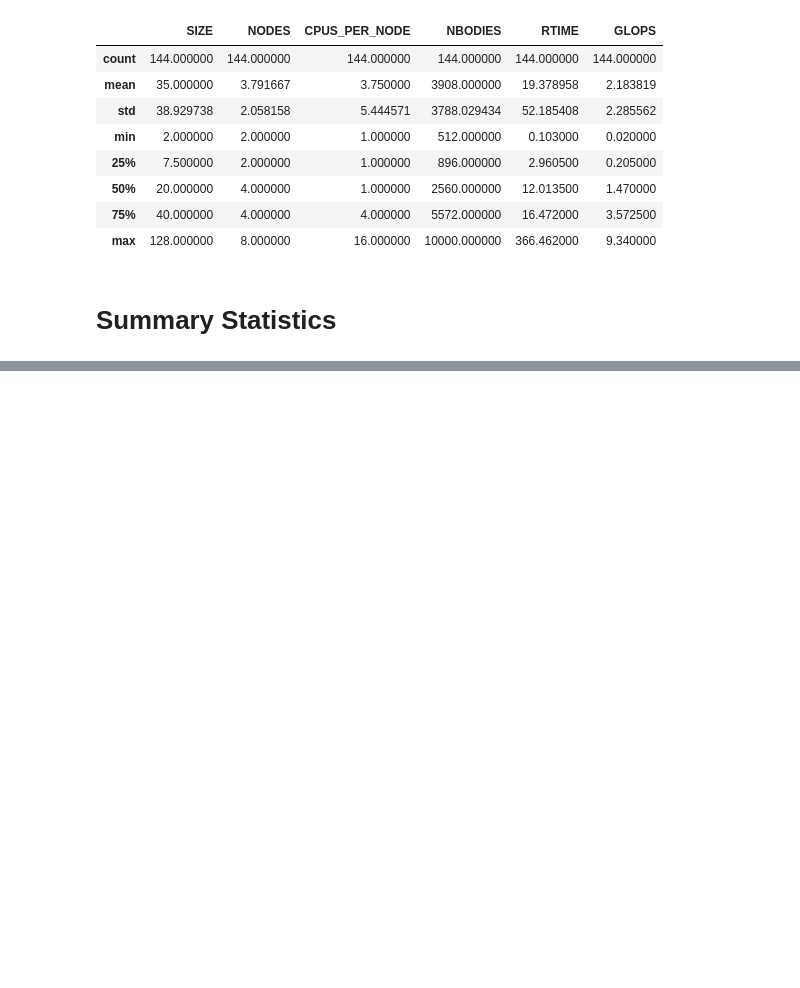
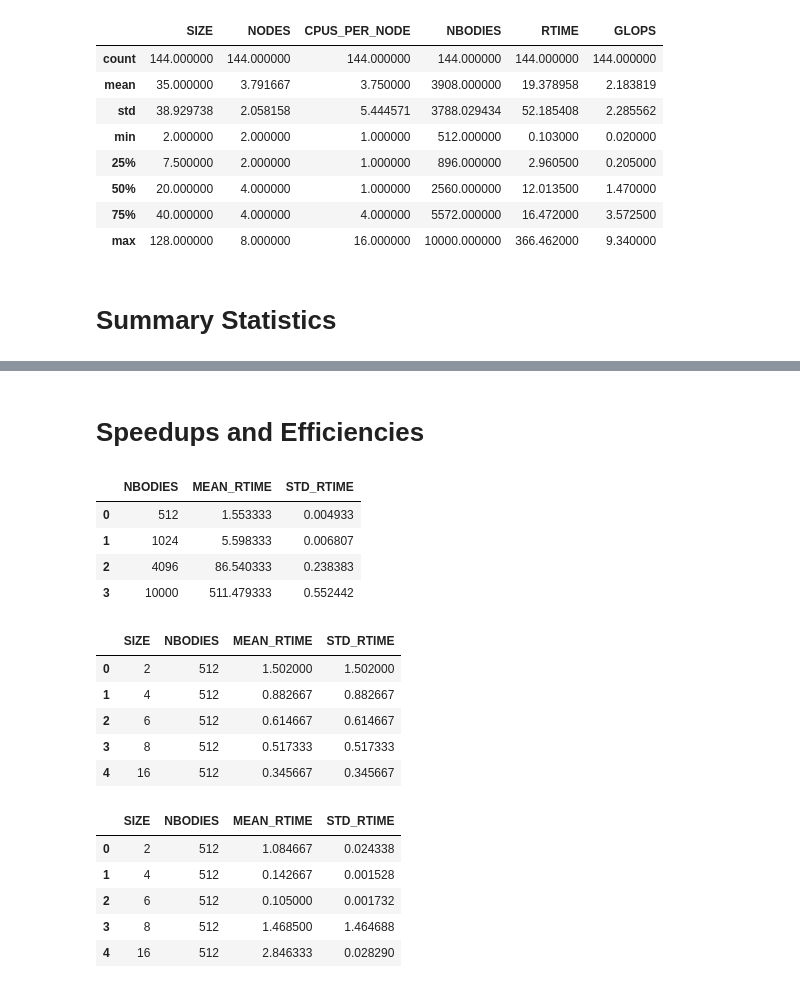
Before and after one commit to jfdev001/parallel-nbody, a Jupyter notebook: notebooks/figures.ipynb, the cells around one changed output, grey strips where cells are left out. Drawn from its saved outputs; the diff is of its cells as text; code cells hidden in the pictures; blank space fills up the shorter version.

```diff
--- a/notebooks/figures.ipynb
+++ b/notebooks/figures.ipynb
@@ -103,0 +172,24 @@ for nbody in NBODIES:
+# %% [markdown]
+# Speedups and Efficiencies
+# %%
+display(seq_mean_std)
+display(base_mean_std.head())
+display(opt_mean_std.head())
+# %% [output]
+|  | NBODIES | MEAN_RTIME | STD_RTIME |
+| 0 | 512 | 1.553333 | 0.004933 |
+| 1 | 1024 | 5.598333 | 0.006807 |
+| 2 | 4096 | 86.540333 | 0.238383 |
+| 3 | 10000 | 511.479333 | 0.552442 |
+|  | SIZE | NBODIES | MEAN_RTIME | STD_RTIME |
+| 0 | 2 | 512 | 1.502000 | 1.502000 |
+| 1 | 4 | 512 | 0.882667 | 0.882667 |
+| 2 | 6 | 512 | 0.614667 | 0.614667 |
+| 3 | 8 | 512 | 0.517333 | 0.517333 |
+| 4 | 16 | 512 | 0.345667 | 0.345667 |
+|  | SIZE | NBODIES | MEAN_RTIME | STD_RTIME |
+| 0 | 2 | 512 | 1.084667 | 0.024338 |
+| 1 | 4 | 512 | 0.142667 | 0.001528 |
+| 2 | 6 | 512 | 0.105000 | 0.001732 |
+| 3 | 8 | 512 | 1.468500 | 1.464688 |
+| 4 | 16 | 512 | 2.846333 | 0.028290 |
```
Also changed, not shown: parts of 7 cells of this notebook.
